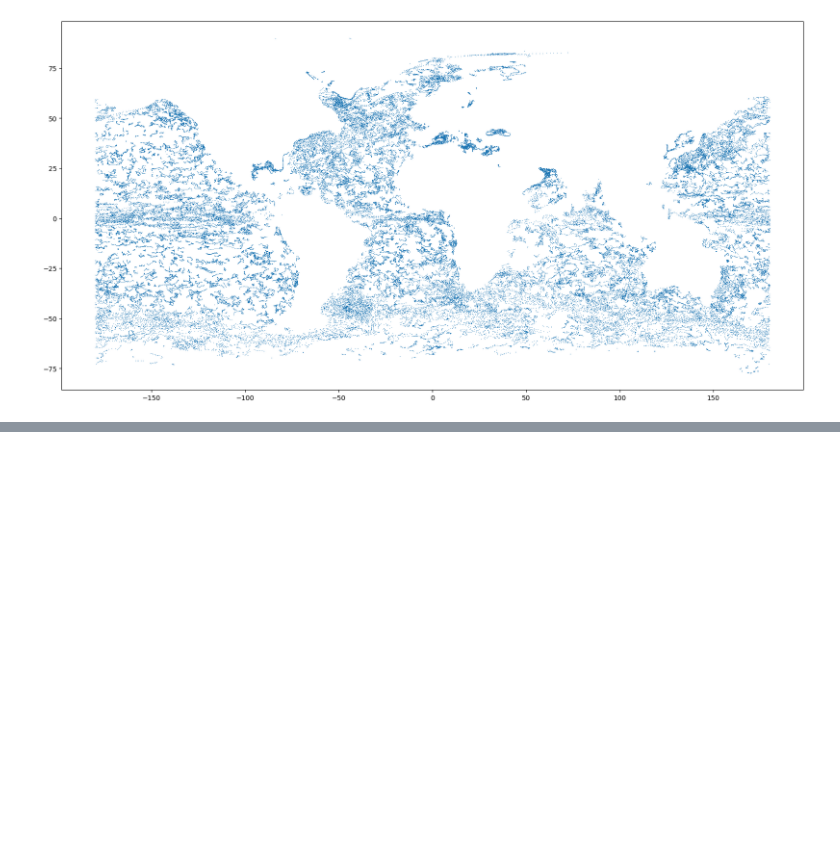
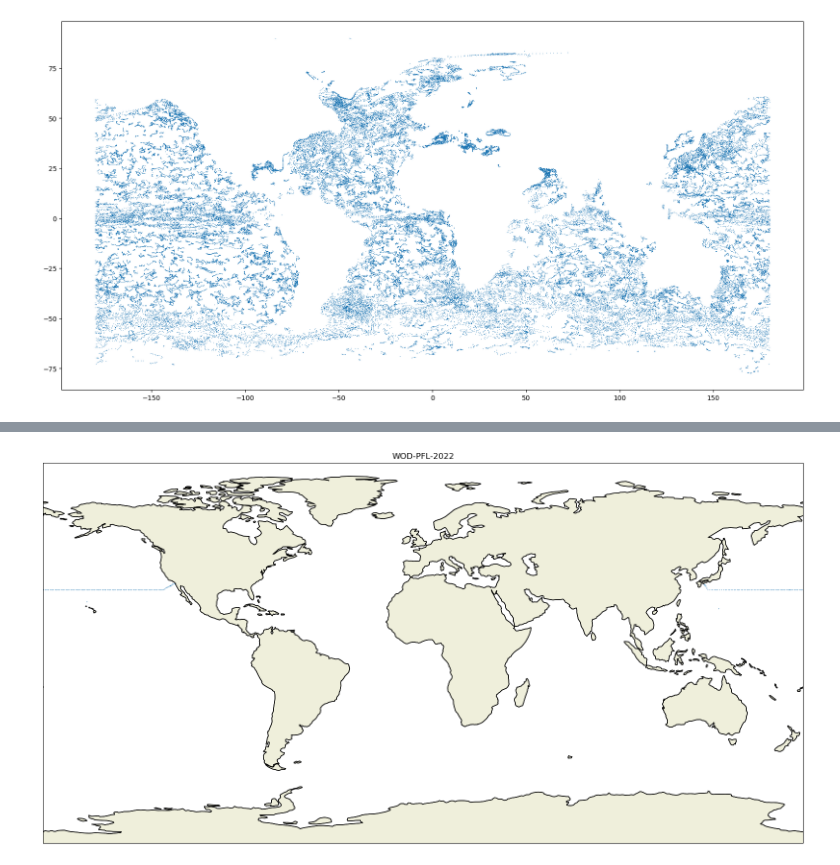
Before and after one commit to CARSv2/cars-v2, a Jupyter notebook: notebooks/WODviaS3FS.ipynb, the cells around one changed output, grey strips where cells are left out. Drawn from its saved outputs; the diff is of its cells as text; code cells hidden in the pictures; blank space fills up the shorter version.

```diff
--- a/notebooks/WODviaS3FS.ipynb
+++ b/notebooks/WODviaS3FS.ipynb
@@ -104,0 +131,4 @@ plt.scatter(x=wod_pfl_2022.lon, y=wod_pfl_2022.lat, linewidths=0, s=0.5)
+# %%
+WOD_plot(DS=wod_osd_2022,title='WOD-PFL-2022',save_flag=False,fname_path = '/g/data/xv83/users/tm4888/plots/',plot_format = 'png')
+# %% [output]
+[figure, added]
```
Also changed, not shown: parts of 4 cells of this notebook.
